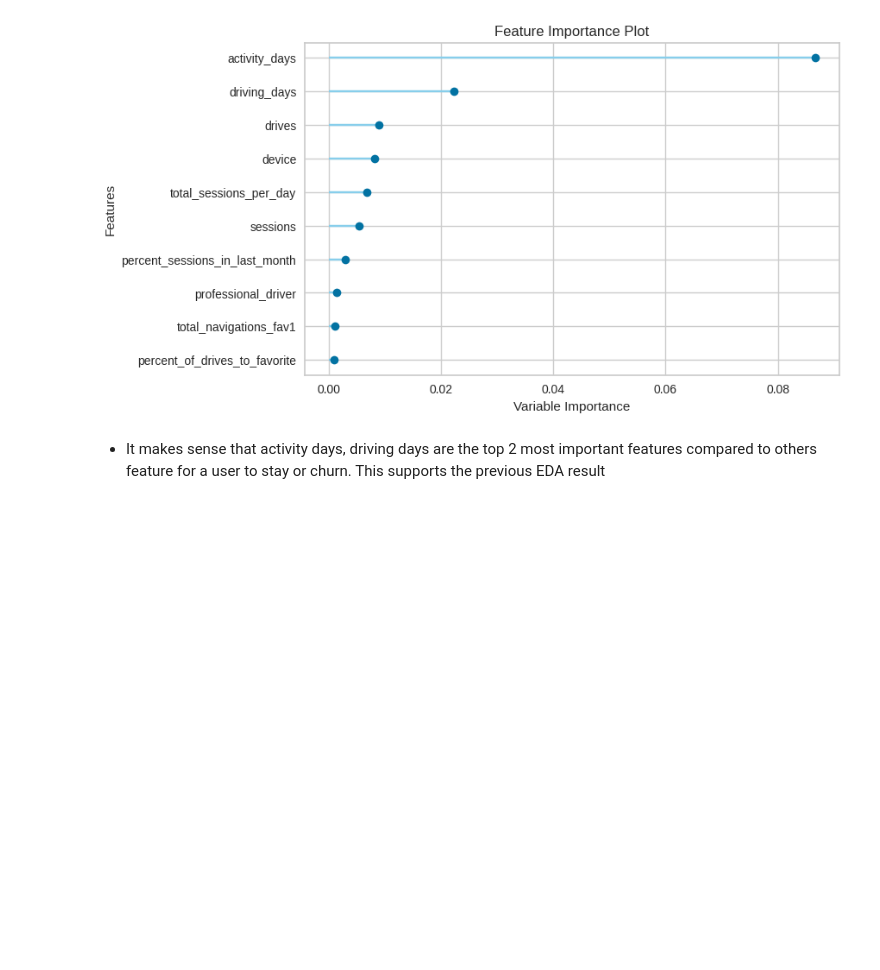
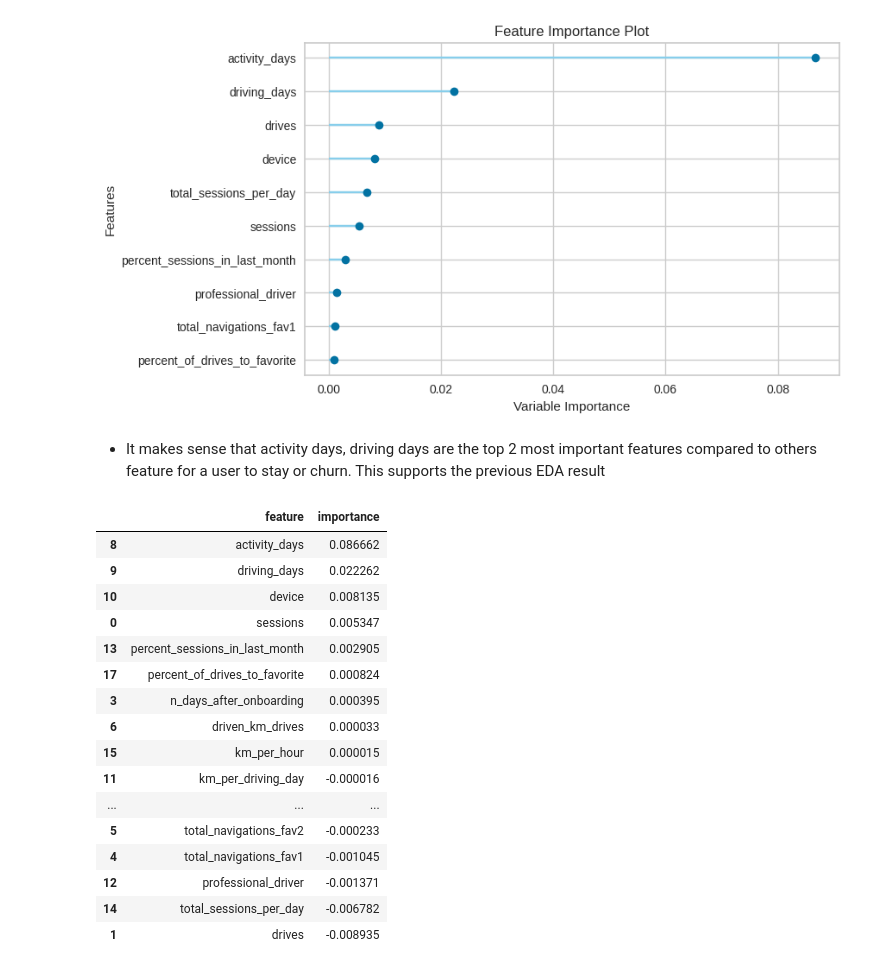
Before and after one commit to Hareg2024/User-churn, a Jupyter notebook: waze.ipynb, the cells around one changed output. Saved outputs shown, nothing was run; the diff lists cells and outputs as text; code cells hidden in the pictures; blank space fills up the shorter version.

```diff
--- a/waze.ipynb
+++ b/waze.ipynb
@@ -480,3 +480,28 @@ plot_model(lr, plot='feature')
 [figure]
 # %% [markdown]
 * It makes sense that activity days, driving days are the top 2 most important features compared to others feature for a user to stay or churn. This supports the previous EDA result
+# %%
+ # create a feature importance table
+ import pandas as pd
+
+lr_feature_table.columns = ['feature', 'importance']
+feature_table= lr_feature_table.sort_values(by='importance', ascending=False)
+feature_table
+# %% [output]
+|  | feature | importance |
+| 8 | activity_days | 0.086662 |
+| 9 | driving_days | 0.022262 |
+| 10 | device | 0.008135 |
+| 0 | sessions | 0.005347 |
+| 13 | percent_sessions_in_last_month | 0.002905 |
+| 17 | percent_of_drives_to_favorite | 0.000824 |
+| 3 | n_days_after_onboarding | 0.000395 |
+| 6 | driven_km_drives | 0.000033 |
+| 15 | km_per_hour | 0.000015 |
+| 11 | km_per_driving_day | -0.000016 |
+| ... | ... | ... |
+| 5 | total_navigations_fav2 | -0.000233 |
+| 4 | total_navigations_fav1 | -0.001045 |
+| 12 | professional_driver | -0.001371 |
+| 14 | total_sessions_per_day | -0.006782 |
+| 1 | drives | -0.008935 |
```
Also changed, not shown: parts of 1 cell of this notebook.
